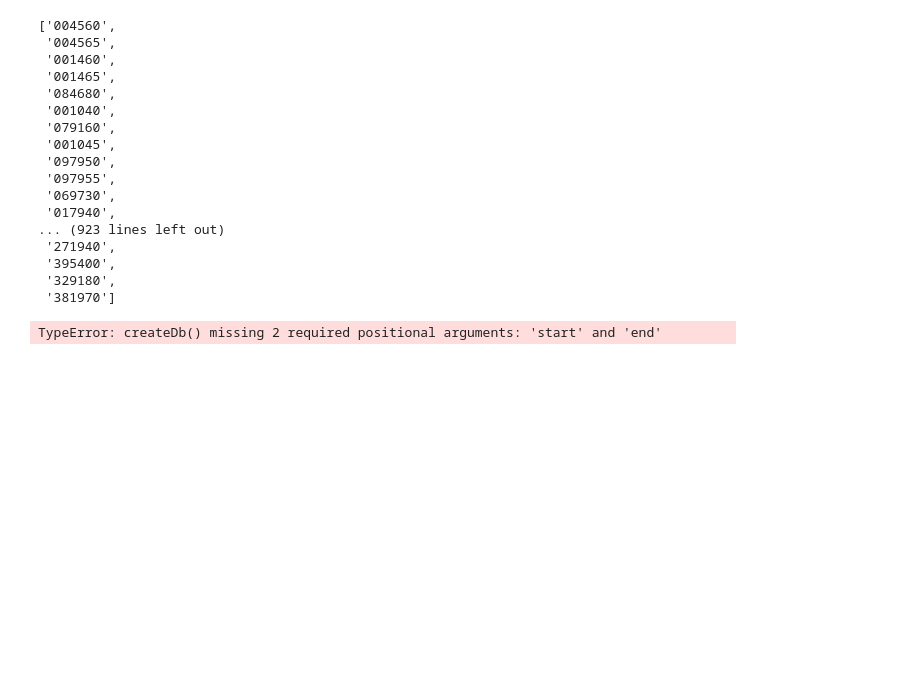
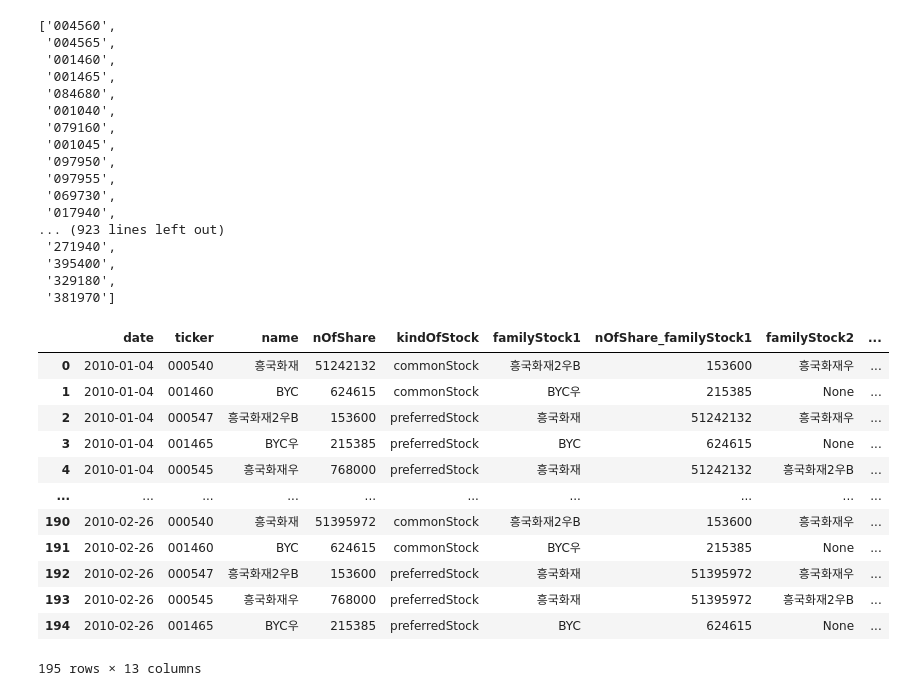
Before and after one commit to ajcltm/DataAPI, a Jupyter notebook: 211008_queryDataStock.ipynb, the cells around one changed output. Saved outputs shown, nothing was run; the diff lists cells and outputs as text; code cells hidden in the pictures; blank space fills up the shorter version.

```diff
--- a/211008_queryDataStock.ipynb
+++ b/211008_queryDataStock.ipynb
@@ -150,14 +152,30 @@ tickers
  '329180',
  '381970']
 # %%
-from stockdata import StockListDB
+from stockdata import StockShareDB
 
 folderPath = Path.cwd().joinpath('DataStock')
 
 start = '20100101'
 end = '20100228'
 
-db = StockListDB(folderPath)
+db = StockShareDB(folderPath)
 db.createDb(start, end)
-# %% [output]
-TypeError: createDb() missing 2 required positional arguments: 'start' and 'end'
+# %%
+query = QueryStockDataDB.QueryStockData(folderPath)
+df = query.queryStockNumberOfSharesDB(by='parquet')
+df
+# %% [output]
+|  | date | ticker | name | nOfShare | kindOfStock | familyStock1 | nOfShare_familyStock1 | familyStock2 | ... |
+| 0 | 2010-01-04 | 000540 | 흥국화재 | 51242132 | commonStock | 흥국화재2우B | 153600 | 흥국화재우 | ... |
+| 1 | 2010-01-04 | 001460 | BYC | 624615 | commonStock | BYC우 | 215385 | None | ... |
+| 2 | 2010-01-04 | 000547 | 흥국화재2우B | 153600 | preferredStock | 흥국화재 | 51242132 | 흥국화재우 | ... |
+| 3 | 2010-01-04 | 001465 | BYC우 | 215385 | preferredStock | BYC | 624615 | None | ... |
+| 4 | 2010-01-04 | 000545 | 흥국화재우 | 768000 | preferredStock | 흥국화재 | 51242132 | 흥국화재2우B | ... |
+| ... | ... | ... | ... | ... | ... | ... | ... | ... | ... |
+| 190 | 2010-02-26 | 000540 | 흥국화재 | 51395972 | commonStock | 흥국화재2우B | 153600 | 흥국화재우 | ... |
+| 191 | 2010-02-26 | 001460 | BYC | 624615 | commonStock | BYC우 | 215385 | None | ... |
+| 192 | 2010-02-26 | 000547 | 흥국화재2우B | 153600 | preferredStock | 흥국화재 | 51395972 | 흥국화재우 | ... |
+| 193 | 2010-02-26 | 000545 | 흥국화재우 | 768000 | preferredStock | 흥국화재 | 51395972 | 흥국화재2우B | ... |
+| 194 | 2010-02-26 | 001465 | BYC우 | 215385 | preferredStock | BYC | 624615 | None | ... |
+195 rows × 13 columns
```
Also changed, not shown: parts of 8 cells of this notebook, 1 other file.
